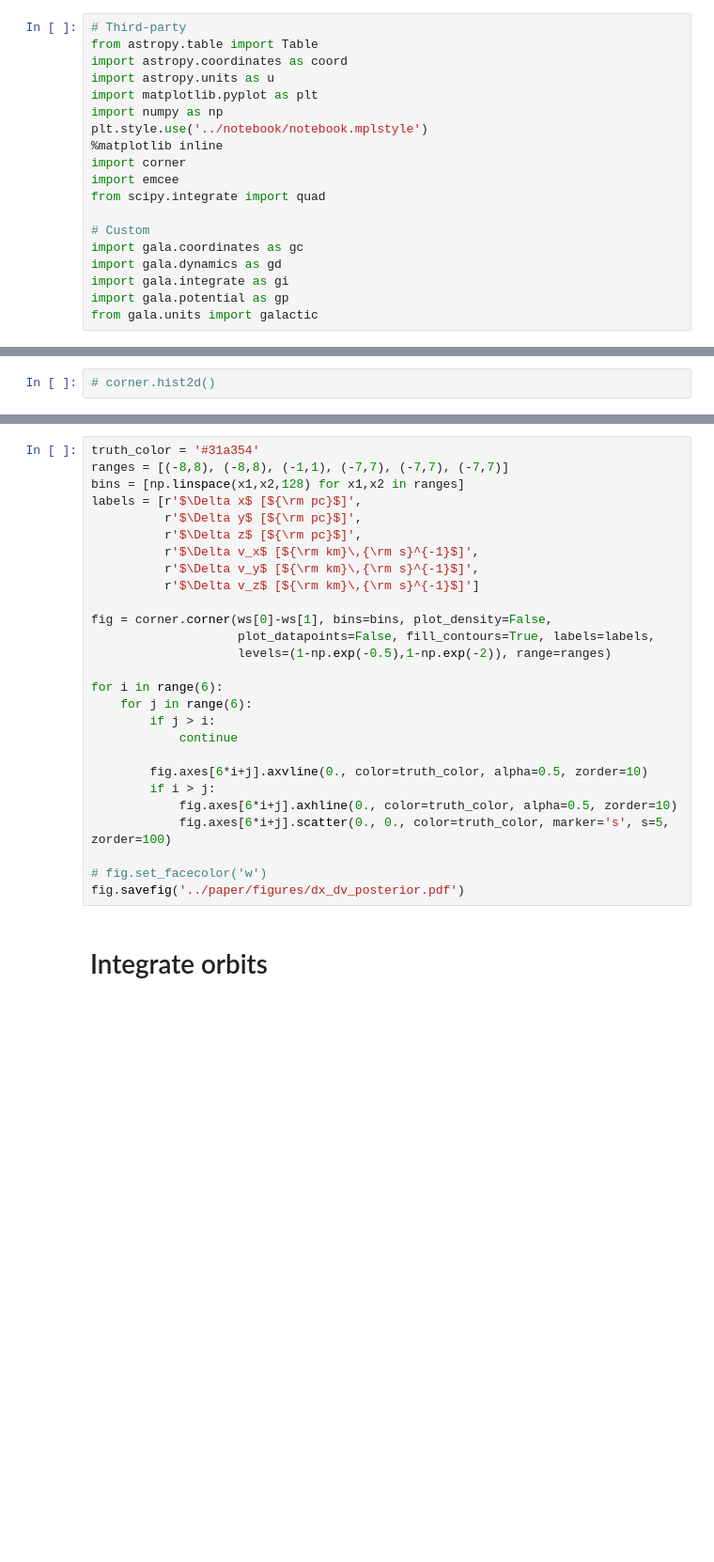
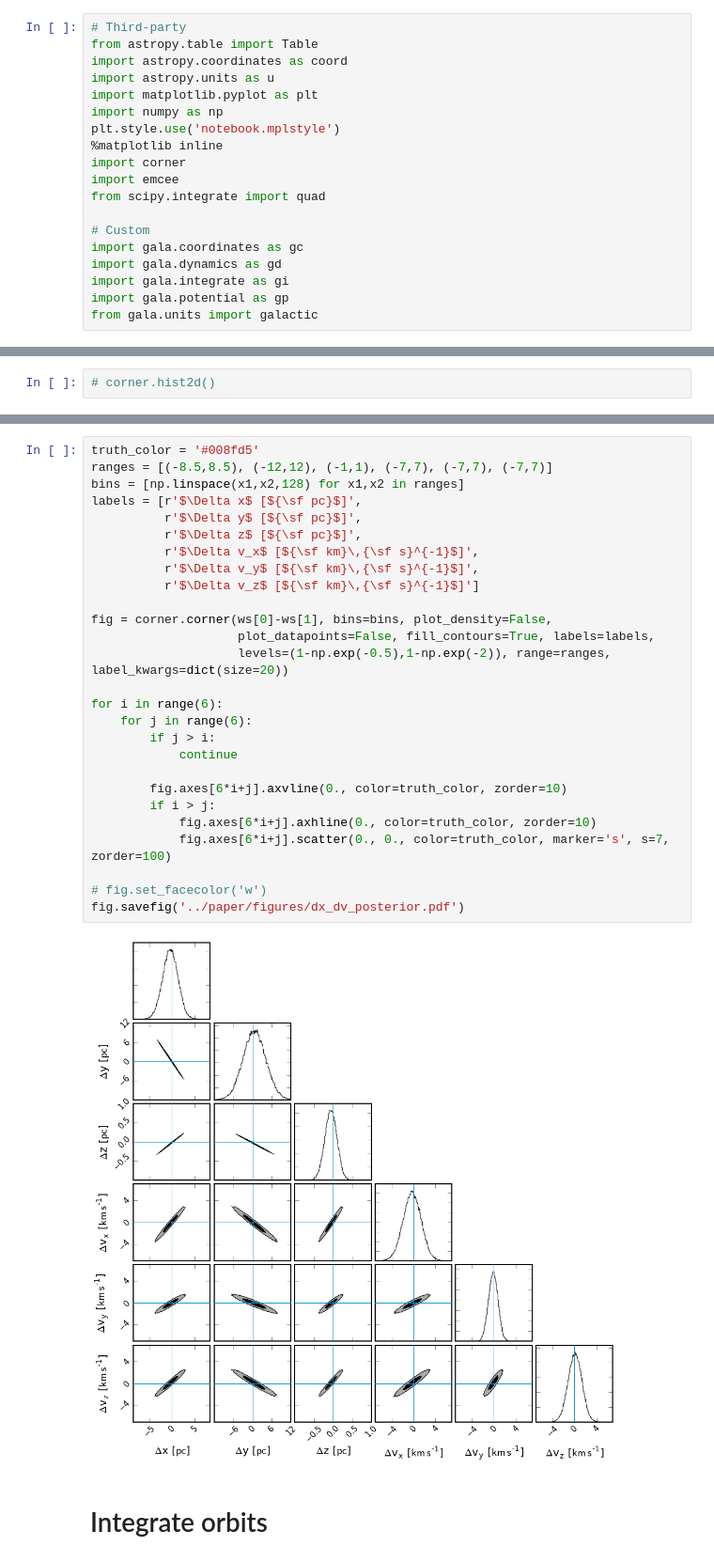
Before and after one commit to smoh/Group1199, a Jupyter notebook: notebooks/Kinematics.ipynb, the cells around one changed output, grey strips where cells are left out. Shown at 94% size. Cells and saved outputs as stored; diff of their text form; blank space fills up the shorter version.

```diff
--- a/notebooks/Kinematics.ipynb
+++ b/notebooks/Kinematics.ipynb
@@ -5,7 +5,7 @@ import astropy.coordinates as coord
 import astropy.units as u
 import matplotlib.pyplot as plt
 import numpy as np
-plt.style.use('../notebook/notebook.mplstyle')
+plt.style.use('notebook.mplstyle')
 %matplotlib inline
 import corner
 import emcee
@@ -192,30 +238,32 @@ for color, flatchain, row in zip(colors, flatchains, rows):
 # %%
-truth_color = '#31a354'
-ranges = [(-8,8), (-8,8), (-1,1), (-7,7), (-7,7), (-7,7)]
+truth_color = '#008fd5'
+ranges = [(-8.5,8.5), (-12,12), (-1,1), (-7,7), (-7,7), (-7,7)]
 bins = [np.linspace(x1,x2,128) for x1,x2 in ranges]
-labels = [r'$\Delta x$ [${\rm pc}$]',
-          r'$\Delta y$ [${\rm pc}$]',
-          r'$\Delta z$ [${\rm pc}$]',
-          r'$\Delta v_x$ [${\rm km}\,{\rm s}^{-1}$]',
-          r'$\Delta v_y$ [${\rm km}\,{\rm s}^{-1}$]',
-          r'$\Delta v_z$ [${\rm km}\,{\rm s}^{-1}$]']
+labels = [r'$\Delta x$ [${\sf pc}$]',
+          r'$\Delta y$ [${\sf pc}$]',
+          r'$\Delta z$ [${\sf pc}$]',
+          r'$\Delta v_x$ [${\sf km}\,{\sf s}^{-1}$]',
+          r'$\Delta v_y$ [${\sf km}\,{\sf s}^{-1}$]',
+          r'$\Delta v_z$ [${\sf km}\,{\sf s}^{-1}$]']
 
 fig = corner.corner(ws[0]-ws[1], bins=bins, plot_density=False,
                     plot_datapoints=False, fill_contours=True, labels=labels,
-                    levels=(1-np.exp(-0.5),1-np.exp(-2)), range=ranges)
+                    levels=(1-np.exp(-0.5),1-np.exp(-2)), range=ranges, label_kwargs=dict(size=20))
 
 for i in range(6):
     for j in range(6):
         if j > i:
             continue
 
-        fig.axes[6*i+j].axvline(0., color=truth_color, alpha=0.5, zorder=10)
+        fig.axes[6*i+j].axvline(0., color=truth_color, zorder=10)
         if i > j:
-            fig.axes[6*i+j].axhline(0., color=truth_color, alpha=0.5, zorder=10)
-            fig.axes[6*i+j].scatter(0., 0., color=truth_color, marker='s', s=5, zorder=100)
+            fig.axes[6*i+j].axhline(0., color=truth_color, zorder=10)
+            fig.axes[6*i+j].scatter(0., 0., color=truth_color, marker='s', s=7, zorder=100)
 
 # fig.set_facecolor('w')
 fig.savefig('../paper/figures/dx_dv_posterior.pdf')
+# %% [output]
+[figure, added]
 # %% [markdown]
 # Integrate orbits
 # %%
```
Also changed, not shown: parts of 11 cells of this notebook.
